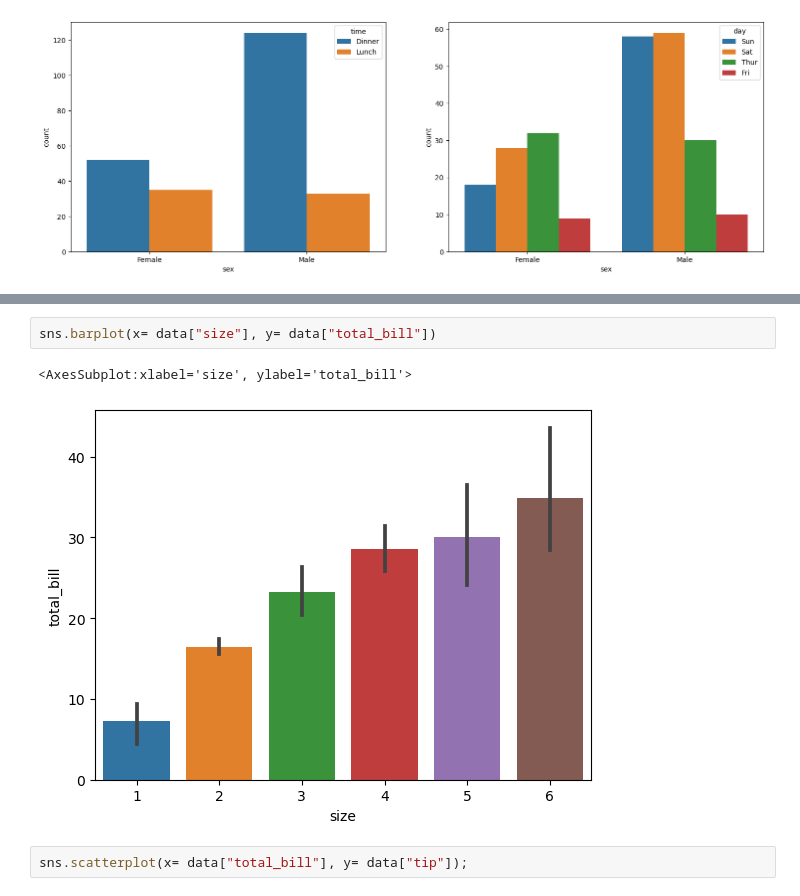
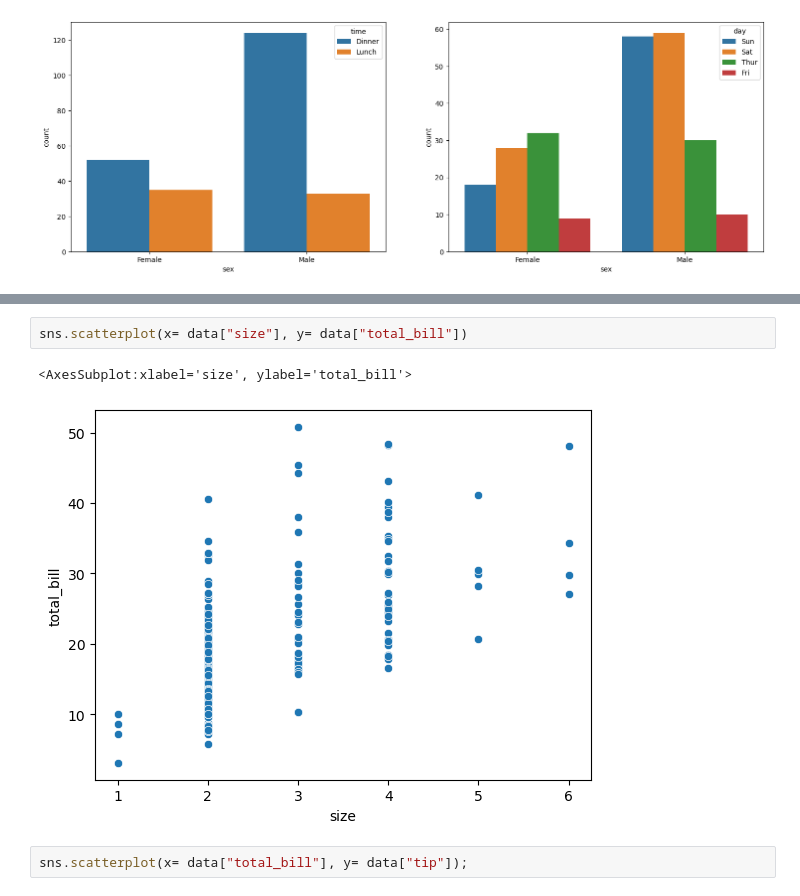
Before and after one commit to Abdallahelraey/Resturant-tip-analysis-and-prediction, a Jupyter notebook: tip_predicttion.ipynb, the cells around one changed output, grey strips where cells are left out. Cells and saved outputs as stored; diff of their text form.

```diff
--- a/tip_predicttion.ipynb
+++ b/tip_predicttion.ipynb
@@ -406,8 +430,8 @@ sns.barplot(x= data["size"], y= data["tip"])
 # %%
-sns.barplot(x= data["size"], y= data["total_bill"])
+sns.scatterplot(x= data["size"], y= data["total_bill"])
 # %% [output]
 <AxesSubplot:xlabel='size', ylabel='total_bill'>
-[figure, old version]
+[figure, new version]
 # %%
 sns.scatterplot(x= data["total_bill"], y= data["tip"]);
 # %% [output]
```
Also changed, not shown: parts of 30 cells of this notebook.
